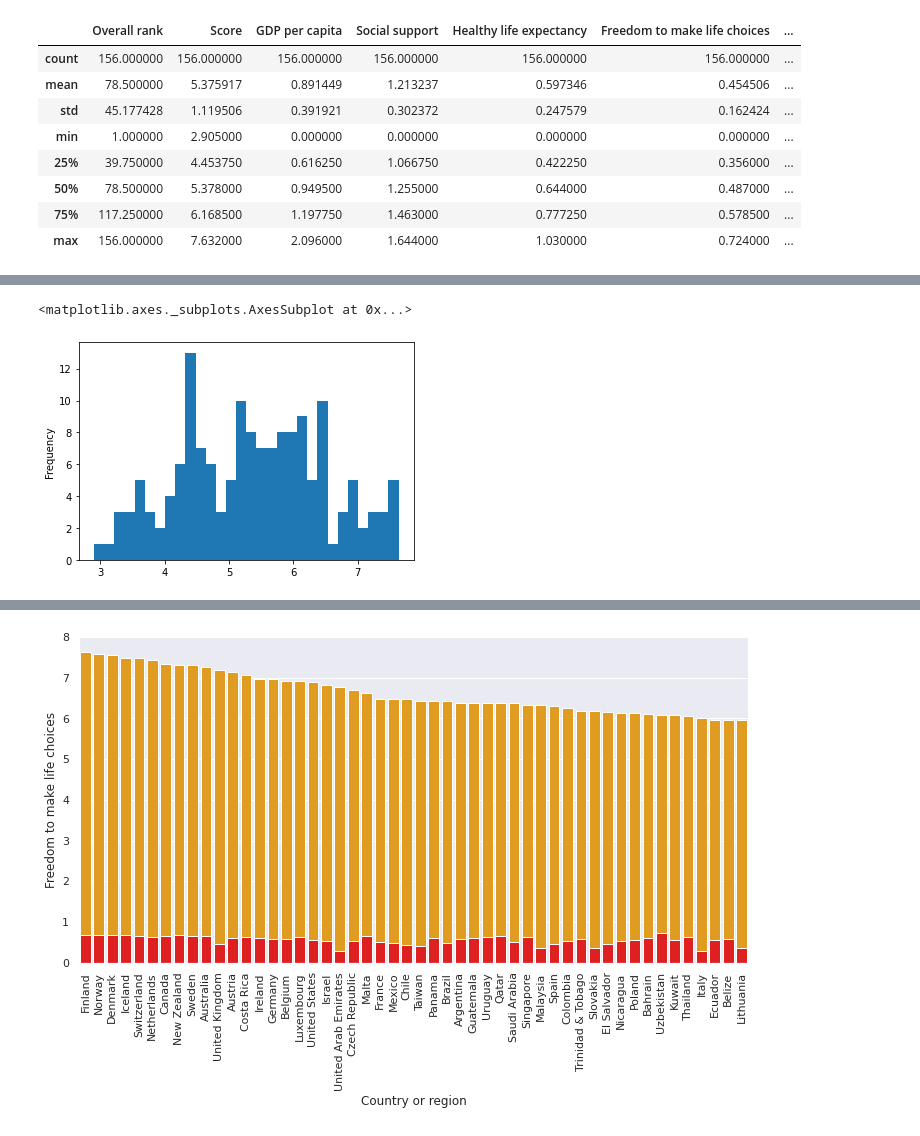
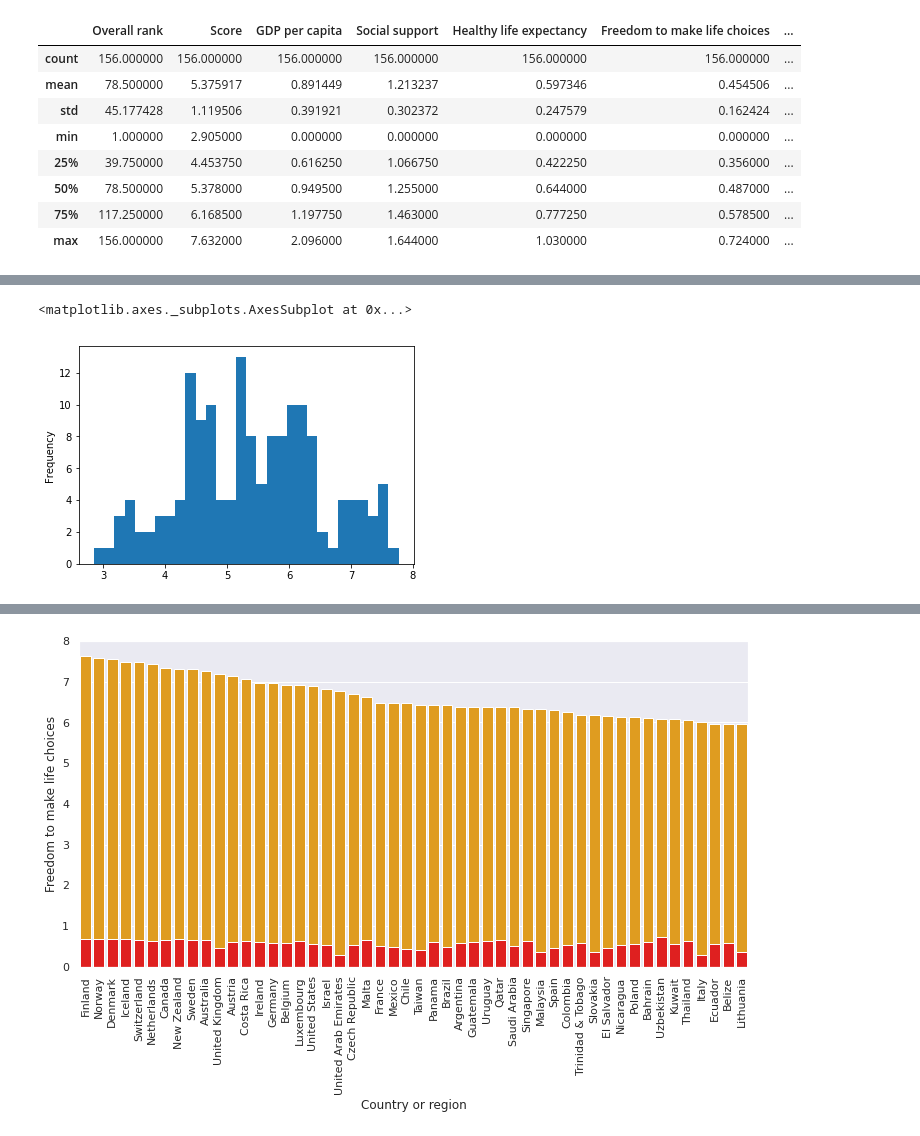
Before and after one commit to Noha-Magdy/world-happiness-report-analysis, a Jupyter notebook: Happiness_report_analysis.ipynb, the cells around one changed output, grey strips where cells are left out. Drawn from its saved outputs; the diff is of its cells as text; code cells hidden in the pictures.

```diff
--- a/Happiness_report_analysis.ipynb
+++ b/Happiness_report_analysis.ipynb
@@ -81,3 +70,6 @@ happiness_report_18.head()
 | 2 | 3 | Denmark | 7.555 | 1.351 | 1.590 | 0.868 | ... |
 | 3 | 4 | Iceland | 7.495 | 1.343 | 1.644 | 0.914 | ... |
 | 4 | 5 | Switzerland | 7.487 | 1.420 | 1.549 | 0.927 | ... |
+# %%
+data19 = pd.read_csv("2019.csv")
+data19.head(5)
@@ -137,5 +164,8 @@ happiness_report_18=happiness_report_18.fillna(value=happiness_report_18.mean())
-# %%
-happiness_report_18['Score'].plot.hist(bins=30)
-# %% [output]
-<matplotlib.axes._subplots.AxesSubplot at 0x...>
-[figure, removed]
+# %%
+happiness_report_18['Score'].plot.hist(bins=30)
+data19['Score'].plot.hist(bins=30)
+happiness_report_20['Ladder score'].plot.hist(bins=30)
+# plot them in two different plots
+# %% [output]
+<matplotlib.axes._subplots.AxesSubplot at 0x...>
+[figure, added]
```
Also changed, not shown: parts of 11 cells of this notebook, 1 other file.
